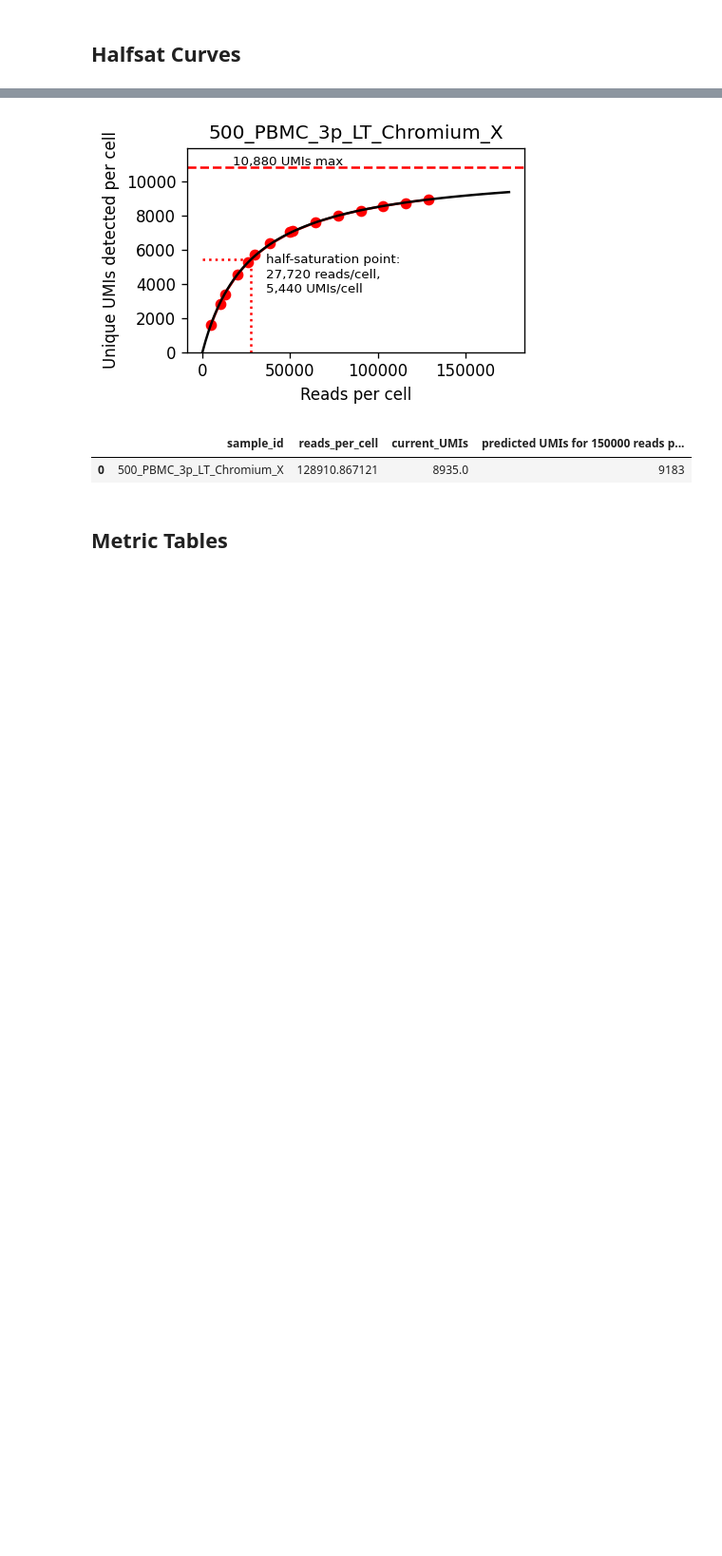
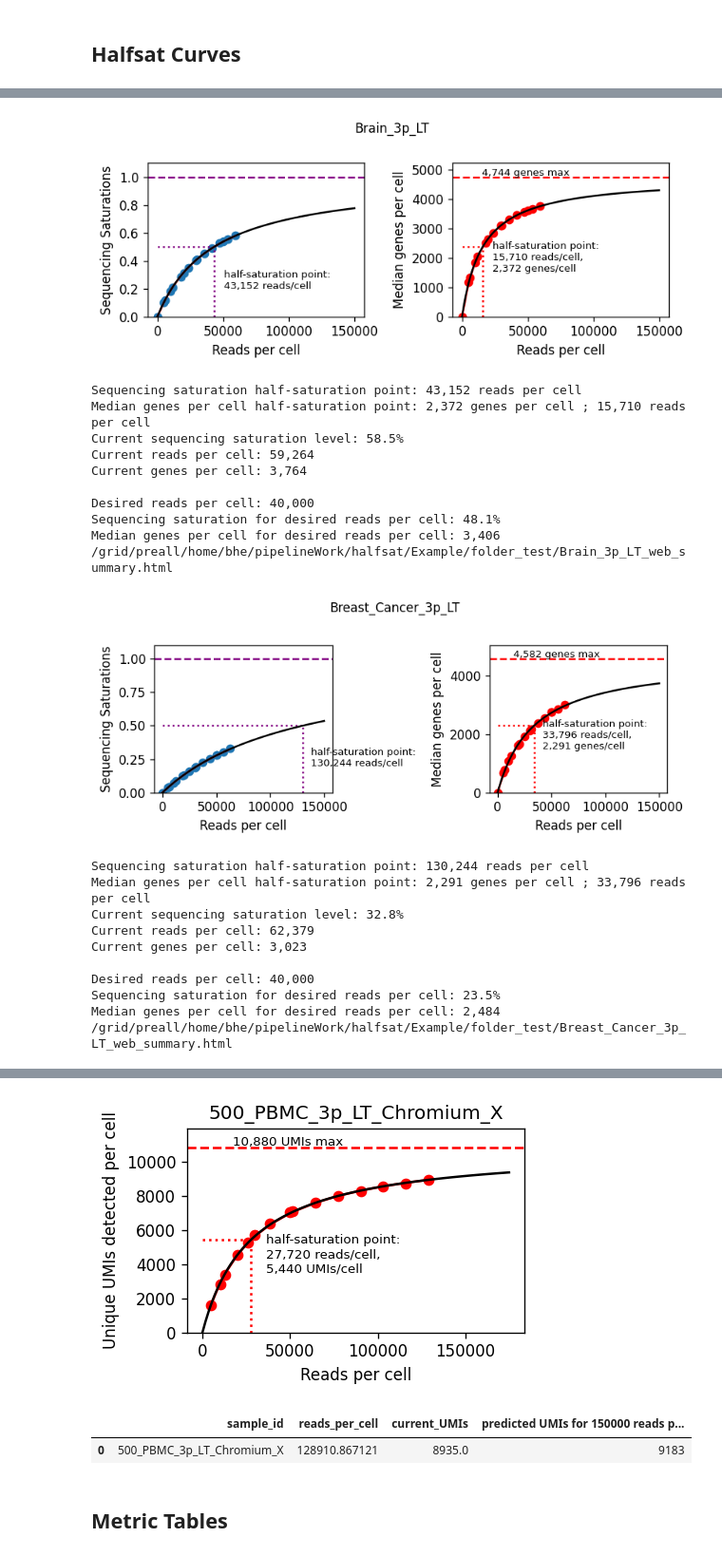
Before and after one commit to jpreall/halfsat, a Jupyter notebook: Example/halfSat-example.ipynb, the cells around one changed output, grey strips where cells are left out. Shown at 95% size. Cells and saved outputs as stored; diff of their text form; code cells hidden in the pictures; blank space fills up the shorter version.

```diff
--- a/Example/halfSat-example.ipynb
+++ b/Example/halfSat-example.ipynb
@@ -40,0 +34,25 @@ Uniques genes per cell for desired reads per cell: 3,965
+# %%
+webSum_10x_halfSat.find_satcurves('/your/test/folder/')
+# %% [output]
+[figure, added]
+Sequencing saturation half-saturation point: 43,152 reads per cell
+Median genes per cell half-saturation point: 2,372 genes per cell ; 15,710 reads per cell
+Current sequencing saturation level: 58.5%
+Current reads per cell: 59,264
+Current genes per cell: 3,764
+
+Desired reads per cell: 40,000
+Sequencing saturation for desired reads per cell: 48.1%
+Median genes per cell for desired reads per cell: 3,406
+/grid/preall/home/bhe/pipelineWork/halfsat/Example/folder_test/Brain_3p_LT_web_summary.html
+[figure, added]
+Sequencing saturation half-saturation point: 130,244 reads per cell
+Median genes per cell half-saturation point: 2,291 genes per cell ; 33,796 reads per cell
+Current sequencing saturation level: 32.8%
+Current reads per cell: 62,379
+Current genes per cell: 3,023
+
+Desired reads per cell: 40,000
+Sequencing saturation for desired reads per cell: 23.5%
+Median genes per cell for desired reads per cell: 2,484
+/grid/preall/home/bhe/pipelineWork/halfsat/Example/folder_test/Breast_Cancer_3p_LT_web_summary.html
```
Also changed, not shown: parts of 5 cells of this notebook.
